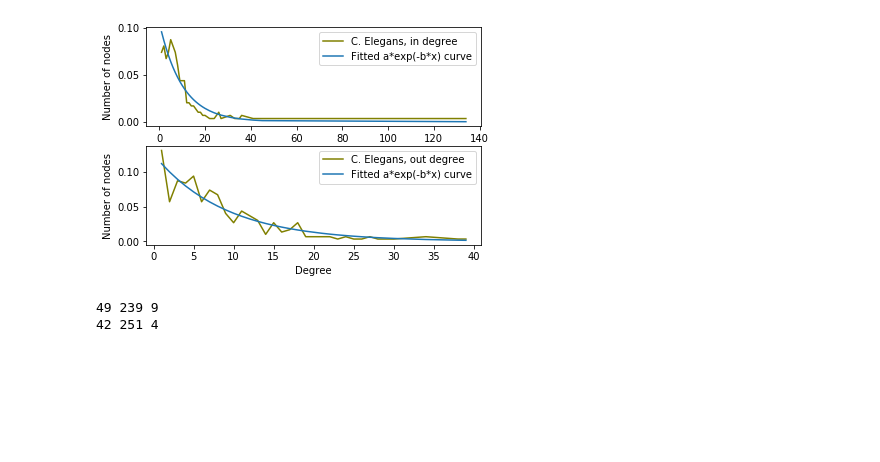
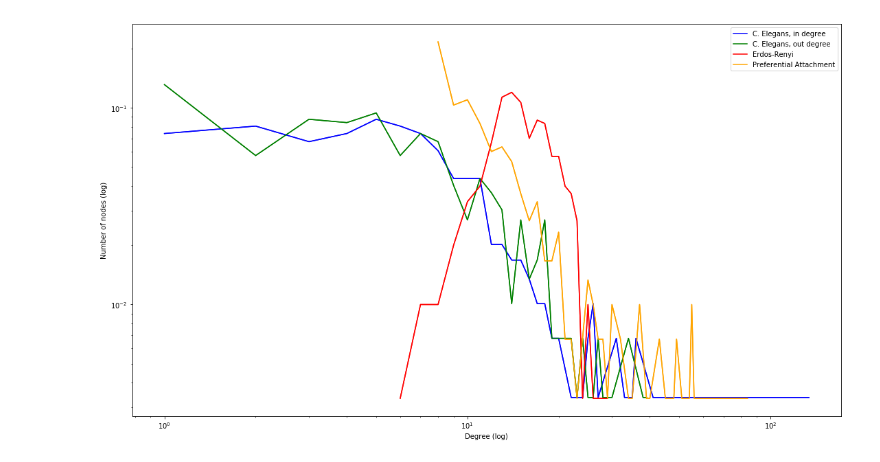
Before and after one commit to ThomasChen94/celegans, a Jupyter notebook: code/Playground.ipynb, the cells around one changed output. Drawn from its saved outputs; the diff is of its cells as text; code cells hidden in the pictures; blank space fills up the shorter version.

Commit message:
change the fitting curve

```diff
--- a/code/Playground.ipynb
+++ b/code/Playground.ipynb
@@ -80,6 +80,9 @@ def draw_degree_distribution(Graph, Graph1, Graph2, logAxis = True):
     plt.legend([l0, l1, l2, l3], ['C. Elegans, in degree', 'C. Elegans, out degree', 'Erdos-Renyi', 'Preferential Attachment'])
     plt.xlabel('Degree (log)')
     plt.ylabel('Number of nodes (log)')
+    fig = plt.gcf()
+    fig.set_size_inches(18.5, 10.5)
+    # fig.savefig('test2png.png', dpi=100)
     plt.show()
 
 
@@ -107,70 +110,33 @@ def fit_deg_dist(Graph):
     plt.subplot(2, 1, 2)
     X = np.array(X)
     Y = np.array(Y)
     popt, pcov = curve_fit(func, X, Y)
     a, b = popt
     l0, = plt.plot(X, Y, color = 'olive', label = 'Degree Distribution')
     l1, = plt.plot(X, [func(x, a, b) for x in X])
     plt.legend([l0, l1], ['C. Elegans, out degree', 'Fitted a*exp(-b*x) curve'])
     plt.xlabel('Degree')
     plt.ylabel('Number of nodes')
 
     plt.show()
 
 def get_diameter(Graph):
     NTestNodes = 302
     return snap.GetBfsFullDiam(Graph, NTestNodes, True)
 
 Graph = snap.LoadEdgeList(snap.PNGraph, "../data/celegans_n306.txt", 0, 1)
 Graph1 = snap.LoadEdgeList(snap.PUNGraph, "../data/Erdos-Renyi.txt", 0, 1)
 Graph2 = snap.LoadEdgeList(snap.PUNGraph, "../data/PrefAttach.txt", 0, 1)
 
-# draw_degree_distribution(Graph, Graph1, Graph2)
+draw_degree_distribution(Graph, Graph1, Graph2)
 
-fit_deg_dist(Graph)
+# fit_deg_dist(Graph)
 
 
 # print get_clustering_coefficient(Graph)
 
 # HITS = compute_HITS(Graph)
 # print HITS[0][0], HITS[1][0]
 # print compute_pagerank(Graph)[0]
 # %% [output]
-[figure, old version]
+[figure, new version]
-# %%
-#For large degree nodes, do they connect to other large degree nodes or do they connect to small degree nodes?
-#Define small deg := nodes with degree 1; large degree: nodes with degree > 30
-OutDegV = snap.TIntPrV()
-snap.GetNodeOutDegV(Graph, OutDegV)
-smallOutDegNodes = []
-medOutDegNodes = []
-largeOutDegNodes = []
-
-for item in OutDegV:
-    if item.GetVal2() <= 1:
-        smallOutDegNodes.append(item.GetVal1())
-    elif item.GetVal2() > 30:
-        largeOutDegNodes.append(item.GetVal1())
-    else:
-        medOutDegNodes.append(item.GetVal1())
-
-InDegV = snap.TIntPrV()
-snap.GetNodeInDegV(Graph, InDegV)
-smallInDegNodes = []
-medInDegNodes = []
-largeInDegNodes = []
-
-for item in InDegV:
-    if item.GetVal2() <= 1:
-        smallInDegNodes.append(item.GetVal1())
-    elif item.GetVal2() > 30:
-        largeInDegNodes.append(item.GetVal1())
-    else:
-        medInDegNodes.append(item.GetVal1())
-
-print len(smallInDegNodes), len(medInDegNodes), len(largeInDegNodes)
-print len(smallOutDegNodes), len(medOutDegNodes), len(largeOutDegNodes)
-# print largeDegNodes
-# %% [output]
-49 239 9
-42 251 4
```
Also changed, not shown: parts of 5 cells of this notebook, 5 other files.
